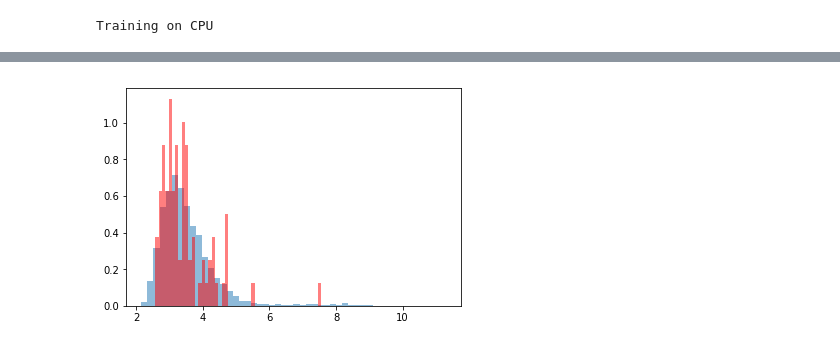
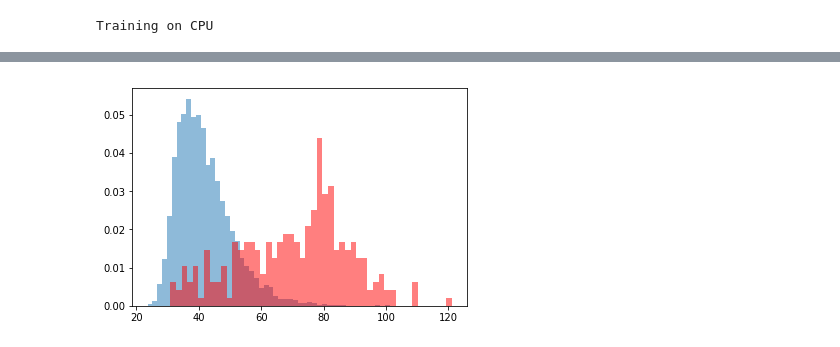
Before and after one commit to bainjamain/playground, a Jupyter notebook: baseline.ipynb, the cells around one changed output, grey strips where cells are left out. Cells and saved outputs as stored; diff of their text form; code cells hidden in the pictures.

```diff
--- a/baseline.ipynb
+++ b/baseline.ipynb
@@ -128,4 +120,7 @@ def plot_pr(precision, recall, auc=None):
 # %% [markdown]
 ## 1. Isolation Forest
 # %%
-iforest = IsolationForest(contamination=.0, n_estimators=500,n_jobs=-1)
+iforest = IsolationForest(contamination=.05, n_estimators=500,n_jobs=-1)
+iforest.fit(X_train)
+y_pred_test = iforest.decision_function(X_test)
+y_pred_random = iforest.decision_function(X_random)
@@ -477,3 +395,6 @@ print(n_dim)
+# %%
+X_train_ae = (X_train * std + mu) / 255.
+X_test_ae = X_train_ae
 # %%
 def tonumpy(x):
     return x.data.cpu().numpy()
@@ -532,0 +418,17 @@ optimizer = torch.optim.Adamax(params=net2.parameters(), lr=0.01)
+# %%
+n_dim = 28*28
+z = 49
+net2 = nn.Sequential(
+                # Encoder
+                nn.Linear(n_dim, 196),
+                nn.ReLU(),
+                nn.Linear(196, z),
+                nn.ReLU(),
+
+                # Decoder
+                nn.Linear(z, 196),
+                nn.ReLU(),
+                nn.Linear(196, n_dim)).type(FloatTensor)
+
+count_parameters(net2)
+optimizer = torch.optim.Adamax(params=net2.parameters(), lr=0.01)
@@ -630,11 +531,15 @@ visualize(net2, X_test, in_size=[28*28], dtype=FloatTensor)
 shape = [n_dim]
 norm = None
 net2.eval()
-y_pred_test = evaluate(net2, X_test, shape, norm=norm)
-# y_pred_anomalies = evaluate(net2, A_pca, shape, norm=norm)
+#y_pred_test = l1norm(X_test_ae, net2)
+y_pred_test = ypredtests[np.argmax(aucs)]
+y_pred_rand = l1norm(X_random, net2)
 
-mean_normal = np.mean(y_pred_test[:ntest_normal])
-mean_normal = np.mean(y_pred_test[ntest_normal:])
+
+mean_normal = np.mean(y_pred_test[:nnominal])
+mean_anomaly = np.mean(y_pred_test[nnominal:])
+mean_random = np.mean(y_pred_rand)
+
 # mean_anomaly = np.mean(y_pred_anomalies)
-print(mean_normal, mean_anomaly, mean_anomaly / mean_normal)
+print('mean normal: %.3f\nmean anomaly: %.3f\nmean random: %.3f\nratio: %.3f' % (mean_normal, mean_anomaly, mean_random, mean_anomaly / mean_normal))
 # %% [output]
@@ -653,7 +556,5 @@ p, r, t, auc = calc_pr(scores, labels, plot=True)
 # %%
-# plt.hist(y_pred_test, bins=50, normed=True, alpha=.5);
-# plt.hist(y_pred_anomalies, bins=50, color='red', normed=True, alpha=.5);
-plt.hist(y_pred_test[:ntest_normal], bins=50, normed=True, alpha=.5);
-plt.hist(y_pred_test[ntest_normal:], bins=50, color='red', normed=True, alpha=.5);
+plt.hist(y_pred_test[:nnominal], bins=50, normed=True, alpha=.5);
+plt.hist(y_pred_test[nnominal:], bins=50, color='red', normed=True, alpha=.5);
 # %% [output]
-[figure, old version]
+[figure, new version]
```
Also changed, not shown: parts of 49 cells of this notebook, 1 other file.
